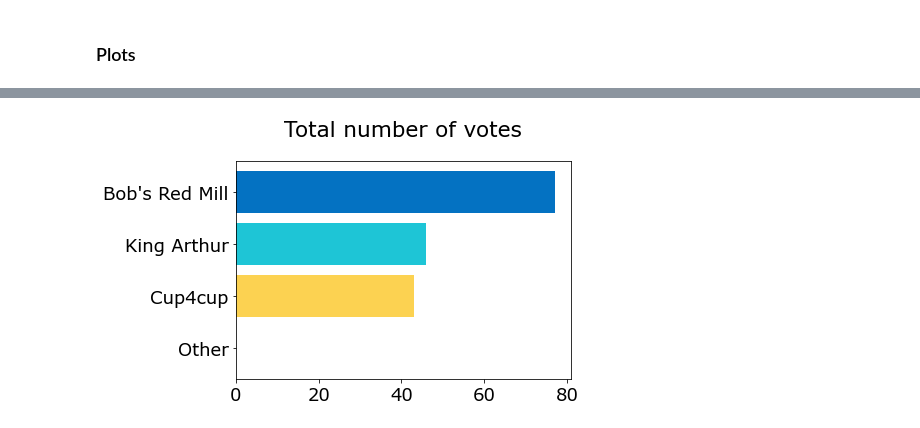
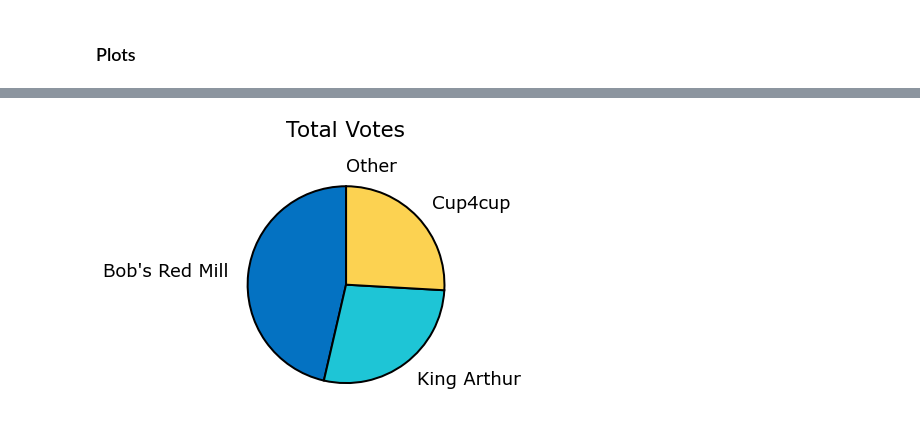
Before and after one commit to kkeller88/product-meta-analysis, a Jupyter notebook: notebooks/reddit-comments-general.ipynb, the cells around one changed output, grey strips where cells are left out. Cells and saved outputs as stored; diff of their text form; code cells hidden in the pictures.

Commit message:
factor aggregation and plotting functions in notebook out into package

```diff
--- a/notebooks/reddit-comments-general.ipynb
+++ b/notebooks/reddit-comments-general.ipynb
@@ -4,18 +3,10 @@ category = 'gluten_free_flour'
 # %%
-import re
-
 import pandas as pd
 import matplotlib.pyplot as plt
 
 from product_meta_analysis.database.database import Database
-
-
-DEFAULT_COLORS = ['#0472c2', '#1ec5d6', '#fcd251', '#c36c6c', '#eac1c1', '#c5c5c5']
-
-font = {'family' : 'Verdana',
-        'weight' : 'normal',
-        'size'   : 18}
-plt.rc('font', **font)
+from product_meta_analysis.aggregate import reddit as r
+from product_meta_analysis.analyze import basic_plots as p
 # %% [markdown]
 ### Get data
 # %%
@@ -139,0 +51,3 @@ votes_clean
+# %%
+brand_summary = r.get_brand_summary(elligible_comments)
+brand_summary
@@ -188,20 +61,4 @@ create_pie_chart(votes, column='count')
-# %%
-def create_bar_chart(df, count_threshold = 3, column='sum'):
-    votes_binned = bin_long_tail(df, count_threshold, column)
-    n = len(votes_binned)
-
-    fig, ax = plt.subplots()
-    ax.barh(
-        votes_binned['Brand'],
-        votes_binned[column],
-        color=DEFAULT_COLORS[0:n],
-        )
-    ax.invert_yaxis()
-    add_chart_title(column)
-
-
-    plt.show()
-
-create_bar_chart(votes)
-# %% [output]
-[figure, removed]
+# %%
+p.create_pie_chart(brand_summary)
+# %% [output]
+[figure, added]
```
Also changed, not shown: parts of 17 cells of this notebook, 5 other files.
